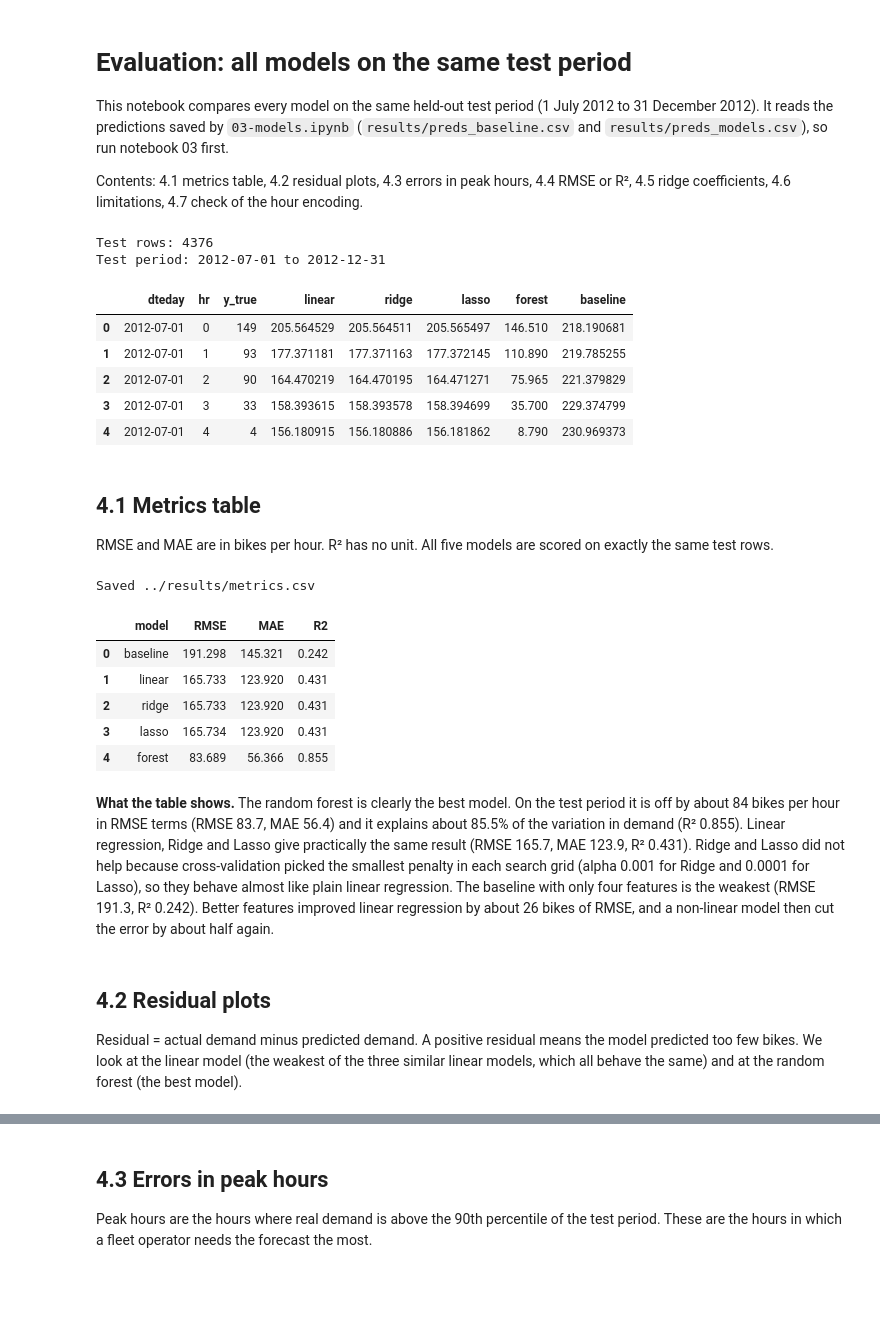
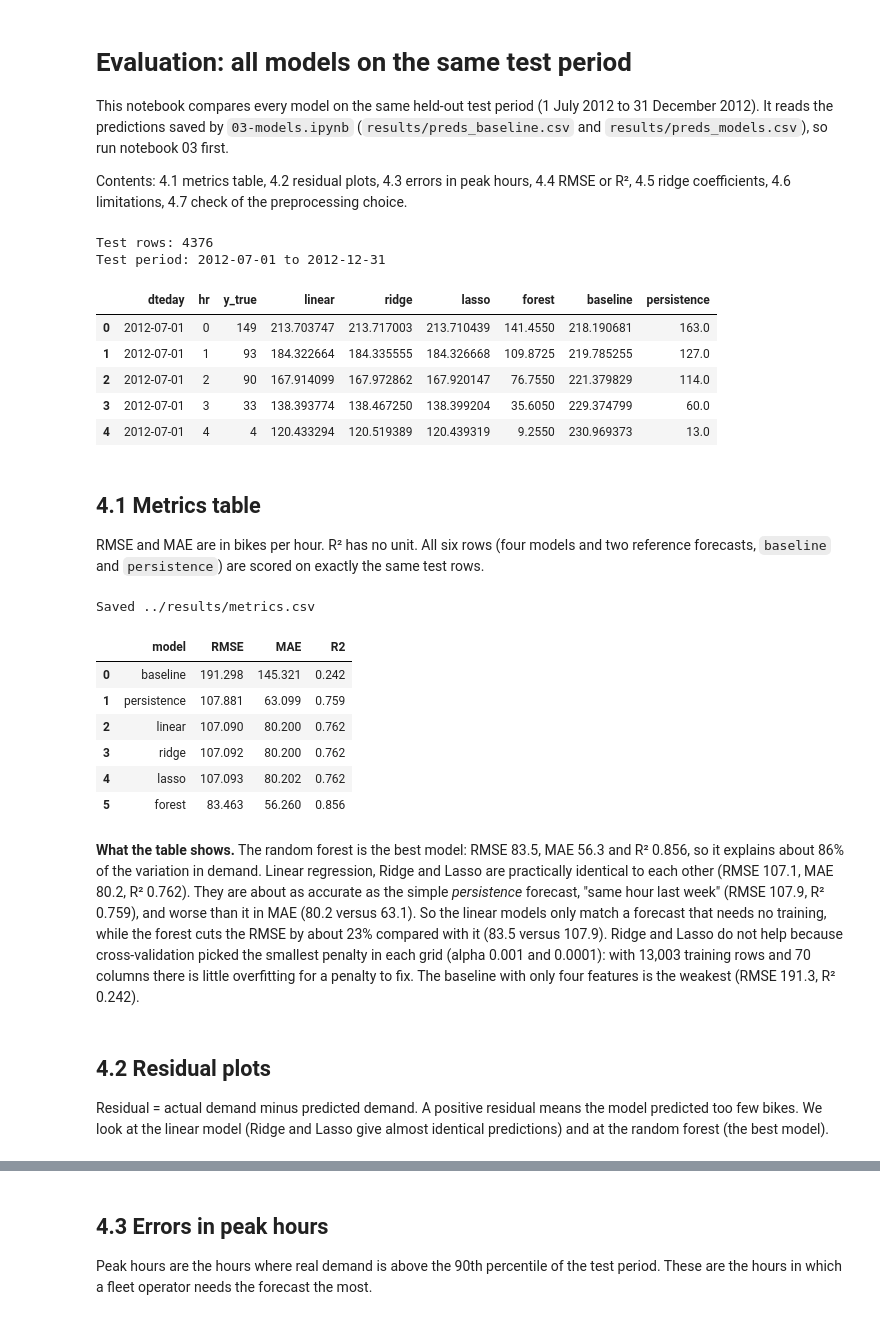
Before and after one commit to abhi-shake-ds/Let_Them_Cook, a Jupyter notebook: notebooks/04-evaluation.ipynb, the cells around one changed output, grey strips where cells are left out. Saved outputs shown, nothing was run; the diff lists cells and outputs as text; code cells hidden in the pictures; blank space fills up the shorter version.

```diff
--- a/notebooks/04-evaluation.ipynb
+++ b/notebooks/04-evaluation.ipynb
@@ -3,49 +3,49 @@
 
 This notebook compares every model on the same held-out test period (1 July 2012 to 31 December 2012). It reads the predictions saved by `03-models.ipynb` (`results/preds_baseline.csv` and `results/preds_models.csv`), so run notebook 03 first.
 
-Contents: 4.1 metrics table, 4.2 residual plots, 4.3 errors in peak hours, 4.4 RMSE or R², 4.5 ridge coefficients, 4.6 limitations, 4.7 check of the hour encoding.
+Contents: 4.1 metrics table, 4.2 residual plots, 4.3 errors in peak hours, 4.4 RMSE or R², 4.5 ridge coefficients, 4.6 limitations, 4.7 check of the preprocessing choice.
 # %%
 import sys
 sys.path.append('../src')
 
 import numpy as np
 import pandas as pd
 import matplotlib.pyplot as plt
 
 from sklearn.pipeline import Pipeline
 from sklearn.linear_model import Ridge
 from sklearn.metrics import mean_squared_error, mean_absolute_error, r2_score
 
 from data import load_hour_data, chronological_split, get_xy
 from preprocessing import build_preprocessor
 
 # Predictions saved by 03-models.ipynb
 base = pd.read_csv('../results/preds_baseline.csv', parse_dates=['dteday'])
 models_df = pd.read_csv('../results/preds_models.csv', parse_dates=['dteday'])
 
 # Make sure both files describe exactly the same test rows
 assert (base[['dteday', 'hr']].values == models_df[['dteday', 'hr']].values).all()
 assert (base['y_true'].values == models_df['y_true'].values).all()
 
-preds = models_df.merge(base[['dteday', 'hr', 'baseline']], on=['dteday', 'hr'])
-model_names = ['baseline', 'linear', 'ridge', 'lasso', 'forest']
+preds = models_df.merge(base[['dteday', 'hr', 'baseline', 'persistence']], on=['dteday', 'hr'])
+model_names = ['baseline', 'persistence', 'linear', 'ridge', 'lasso', 'forest']
 
 print('Test rows:', len(preds))
 print('Test period:', preds['dteday'].min().date(), 'to', preds['dteday'].max().date())
 preds.head()
 # %% [output]
 Test rows: 4376
 Test period: 2012-07-01 to 2012-12-31
-|  | dteday | hr | y_true | linear | ridge | lasso | forest | baseline |
-| 0 | 2012-07-01 | 0 | 149 | 205.564529 | 205.564511 | 205.565497 | 146.510 | 218.190681 |
-| 1 | 2012-07-01 | 1 | 93 | 177.371181 | 177.371163 | 177.372145 | 110.890 | 219.785255 |
-| 2 | 2012-07-01 | 2 | 90 | 164.470219 | 164.470195 | 164.471271 | 75.965 | 221.379829 |
-| 3 | 2012-07-01 | 3 | 33 | 158.393615 | 158.393578 | 158.394699 | 35.700 | 229.374799 |
-| 4 | 2012-07-01 | 4 | 4 | 156.180915 | 156.180886 | 156.181862 | 8.790 | 230.969373 |
+|  | dteday | hr | y_true | linear | ridge | lasso | forest | baseline | persistence |
+| 0 | 2012-07-01 | 0 | 149 | 213.703747 | 213.717003 | 213.710439 | 141.4550 | 218.190681 | 163.0 |
+| 1 | 2012-07-01 | 1 | 93 | 184.322664 | 184.335555 | 184.326668 | 109.8725 | 219.785255 | 127.0 |
+| 2 | 2012-07-01 | 2 | 90 | 167.914099 | 167.972862 | 167.920147 | 76.7550 | 221.379829 | 114.0 |
+| 3 | 2012-07-01 | 3 | 33 | 138.393774 | 138.467250 | 138.399204 | 35.6050 | 229.374799 | 60.0 |
+| 4 | 2012-07-01 | 4 | 4 | 120.433294 | 120.519389 | 120.439319 | 9.2550 | 230.969373 | 13.0 |
 # %% [markdown]
 ## 4.1 Metrics table
 
-RMSE and MAE are in bikes per hour. R² has no unit. All five models are scored on exactly the same test rows.
+RMSE and MAE are in bikes per hour. R² has no unit. All six rows (four models and two reference forecasts, `baseline` and `persistence`) are scored on exactly the same test rows.
 # %%
 rows = []
 for name in model_names:
@@ -64,16 +64,17 @@ metrics.round(3)
 Saved ../results/metrics.csv
 |  | model | RMSE | MAE | R2 |
 | 0 | baseline | 191.298 | 145.321 | 0.242 |
-| 1 | linear | 165.733 | 123.920 | 0.431 |
-| 2 | ridge | 165.733 | 123.920 | 0.431 |
-| 3 | lasso | 165.734 | 123.920 | 0.431 |
-| 4 | forest | 83.689 | 56.366 | 0.855 |
+| 1 | persistence | 107.881 | 63.099 | 0.759 |
+| 2 | linear | 107.090 | 80.200 | 0.762 |
+| 3 | ridge | 107.092 | 80.200 | 0.762 |
+| 4 | lasso | 107.093 | 80.202 | 0.762 |
+| 5 | forest | 83.463 | 56.260 | 0.856 |
 # %% [markdown]
-**What the table shows.** The random forest is clearly the best model. On the test period it is off by about 84 bikes per hour in RMSE terms (RMSE 83.7, MAE 56.4) and it explains about 85.5% of the variation in demand (R² 0.855). Linear regression, Ridge and Lasso give practically the same result (RMSE 165.7, MAE 123.9, R² 0.431). Ridge and Lasso did not help because cross-validation picked the smallest penalty in each search grid (alpha 0.001 for Ridge and 0.0001 for Lasso), so they behave almost like plain linear regression. The baseline with only four features is the weakest (RMSE 191.3, R² 0.242). Better features improved linear regression by about 26 bikes of RMSE, and a non-linear model then cut the error by about half again.
+**What the table shows.** The random forest is the best model: RMSE 83.5, MAE 56.3 and R² 0.856, so it explains about 86% of the variation in demand. Linear regression, Ridge and Lasso are practically identical to each other (RMSE 107.1, MAE 80.2, R² 0.762). They are about as accurate as the simple *persistence* forecast, "same hour last week" (RMSE 107.9, R² 0.759), and worse than it in MAE (80.2 versus 63.1). So the linear models only match a forecast that needs no training, while the forest cuts the RMSE by about 23% compared with it (83.5 versus 107.9). Ridge and Lasso do not help because cross-validation picked the smallest penalty in each grid (alpha 0.001 and 0.0001): with 13,003 training rows and 70 columns there is little overfitting for a penalty to fix. The baseline with only four features is the weakest (RMSE 191.3, R² 0.242).
 # %% [markdown]
 ## 4.2 Residual plots
 
-Residual = actual demand minus predicted demand. A positive residual means the model predicted too few bikes. We look at the linear model (the weakest of the three similar linear models, which all behave the same) and at the random forest (the best model).
+Residual = actual demand minus predicted demand. A positive residual means the model predicted too few bikes. We look at the linear model (Ridge and Lasso give almost identical predictions) and at the random forest (the best model).
 # %%
 preds['res_linear'] = preds['y_true'] - preds['linear']
 preds['res_forest'] = preds['y_true'] - preds['forest']
```
Also changed, not shown: parts of 14 cells of this notebook, 28 other files.
